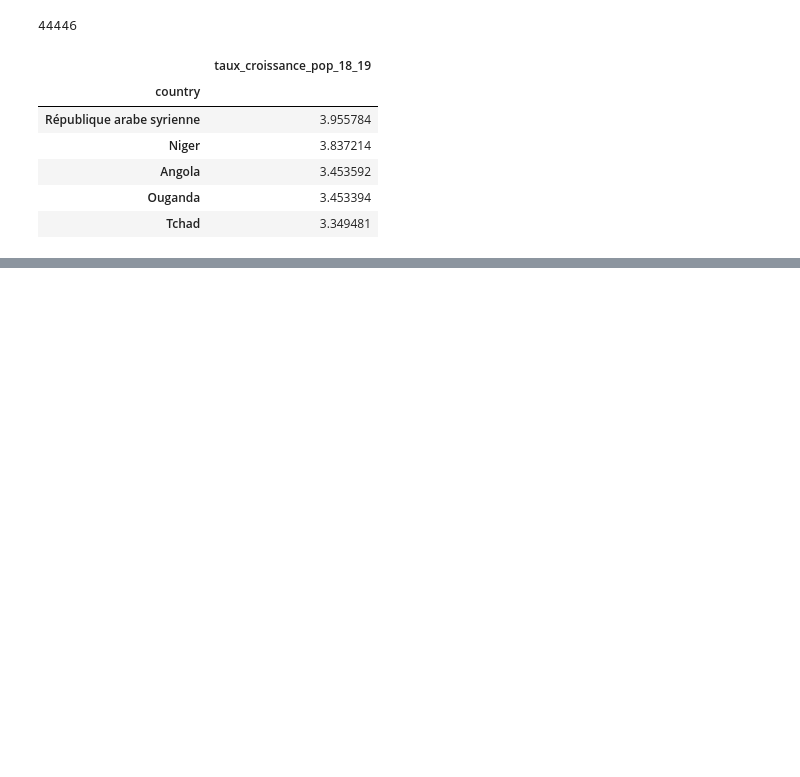
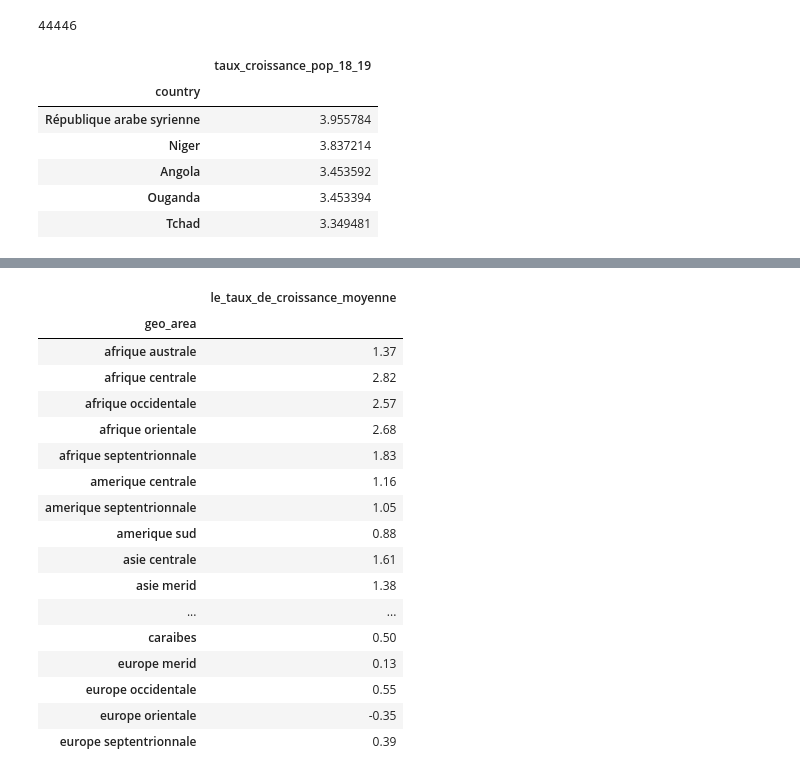
Before and after one commit to Melobgn/Brief-pandas-SEM, a Jupyter notebook: dataframes.ipynb, the cells around one changed output, grey strips where cells are left out. Drawn from its saved outputs; the diff is of its cells as text; code cells hidden in the pictures; blank space fills up the shorter version.

```diff
--- a/dataframes.ipynb
+++ b/dataframes.ipynb
@@ -364,0 +383,30 @@ top5_taux_croissance[['country','taux_croissance_pop_18_19']].groupby('country')
+# %%
+# exercice 23
+# Quel est le taux de croissance moyen en fonction de la zone géographique ?
+
+data_2018 = df[df['year'] == 2018]
+data_2019 = df[df['year'] == 2019]
+merged_data = pd.merge(data_2018, data_2019, on=['area_country','country','geo_area','item','type','food_supply_(Kcal/capital/day)','food_supply_quantity_(kg/capital/day)','fat_supply_quantity_(g/capital/day)','protein_supply_quantity_(g/capital/day)']
+,suffixes=('_2018', '_2019'))
+merged_data['le_taux_de_croissance_moyenne'] = ((merged_data['pop_1000_hab_2019'] - merged_data['pop_1000_hab_2018']) / merged_data['pop_1000_hab_2018']) * 100
+taux_croissance = merged_data
+taux_croissance[['geo_area','le_taux_de_croissance_moyenne']].groupby('geo_area').mean().round(2)
+# %% [output]
+|  | le_taux_de_croissance_moyenne |
+| geo_area |  |
+| afrique australe | 1.37 |
+| afrique centrale | 2.82 |
+| afrique occidentale | 2.57 |
+| afrique orientale | 2.68 |
+| afrique septentrionnale | 1.83 |
+| amerique centrale | 1.16 |
+| amerique septentrionnale | 1.05 |
+| amerique sud | 0.88 |
+| asie centrale | 1.61 |
+| asie merid | 1.38 |
+| ... | ... |
+| caraibes | 0.50 |
+| europe merid | 0.13 |
+| europe occidentale | 0.55 |
+| europe orientale | -0.35 |
+| europe septentrionnale | 0.39 |
```
Also changed, not shown: parts of 1 cell of this notebook.
